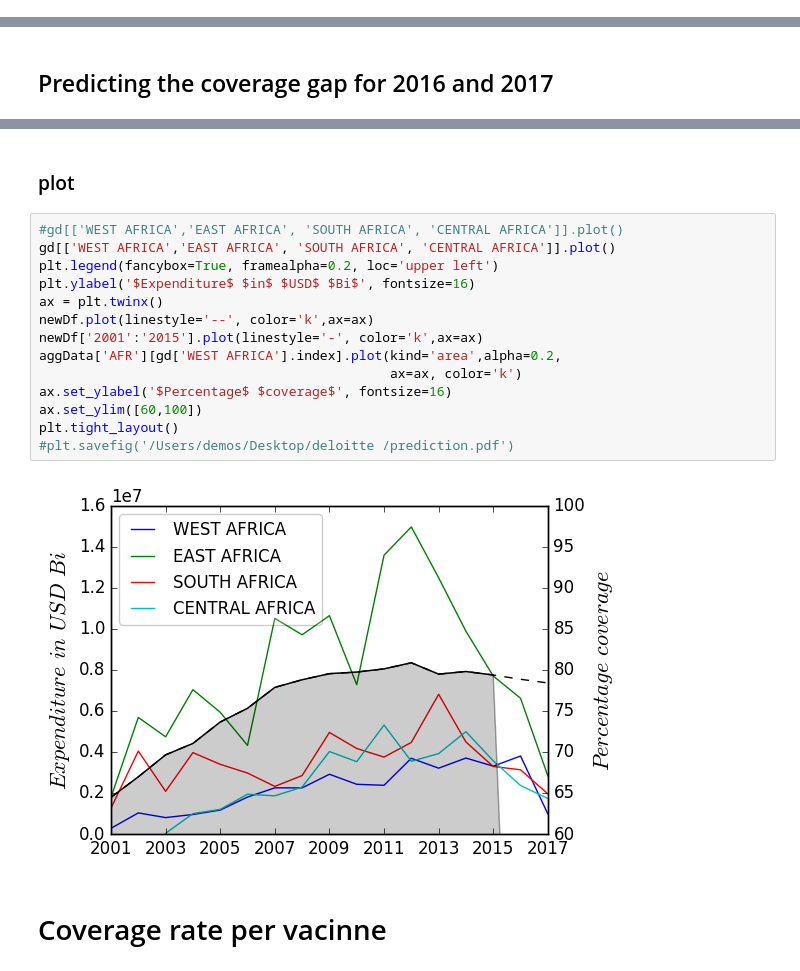
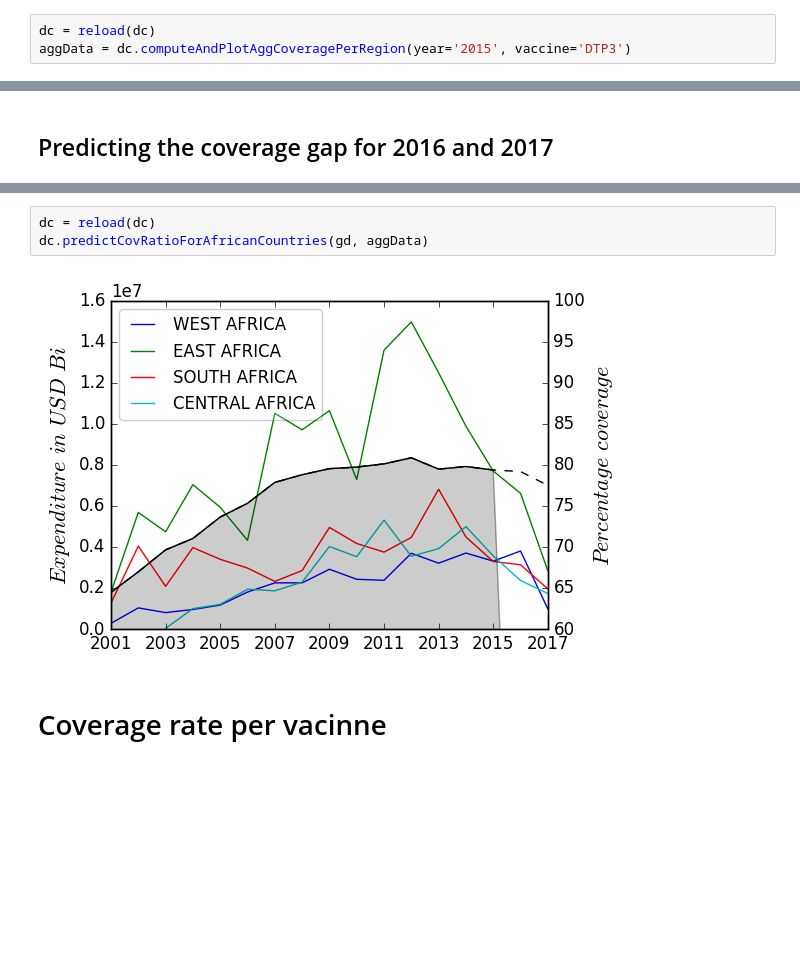
Before and after one commit to demosgill/deloitte_hack, a Jupyter notebook: V2 - Clean Functions .ipynb, the cells around one changed output, grey strips where cells are left out. Drawn from its saved outputs; the diff is of its cells as text; blank space fills up the shorter version.

```diff
--- a/V2 - Clean Functions .ipynb
+++ b/V2 - Clean Functions .ipynb
@@ -103,0 +47,3 @@ plt.tight_layout()
+# %%
+dc = reload(dc)
+aggData = dc.computeAndPlotAggCoveragePerRegion(year='2015', vaccine='DTP3')
@@ -125,21 +55,8 @@ newDf['2016'] = pred[0]; newDf['2017']  = pred[1]
-# %% [markdown]
-### plot
-# %%
-#gd[['WEST AFRICA','EAST AFRICA', 'SOUTH AFRICA', 'CENTRAL AFRICA']].plot()
-gd[['WEST AFRICA','EAST AFRICA', 'SOUTH AFRICA', 'CENTRAL AFRICA']].plot()
-plt.legend(fancybox=True, framealpha=0.2, loc='upper left')
-plt.ylabel('$Expenditure$ $in$ $USD$ $Bi$', fontsize=16)
-ax = plt.twinx()
-newDf.plot(linestyle='--', color='k',ax=ax)
-newDf['2001':'2015'].plot(linestyle='-', color='k',ax=ax)
-aggData['AFR'][gd['WEST AFRICA'].index].plot(kind='area',alpha=0.2,
-                                             ax=ax, color='k')
-ax.set_ylabel('$Percentage$ $coverage$', fontsize=16)
-ax.set_ylim([60,100])
-plt.tight_layout()
-#plt.savefig('/Users/demos/Desktop/deloitte /prediction.pdf')
-# %% [output]
-[figure, removed]
+# %%
+dc = reload(dc)
+dc.predictCovRatioForAfricanCountries(gd, aggData)
+# %% [output]
+[figure, added]
 # %% [markdown]
 # Coverage rate per vacinne
 # %%
```
Also changed, not shown: parts of 20 cells of this notebook, 1 other file.
